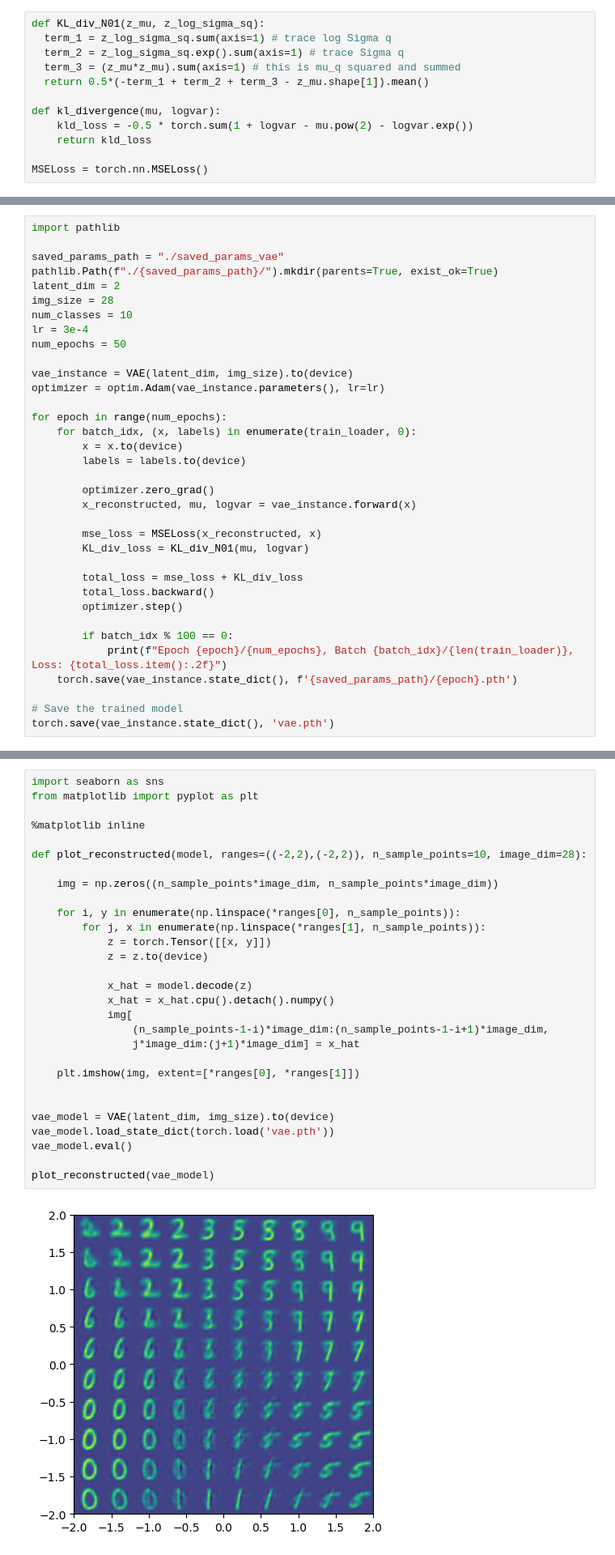
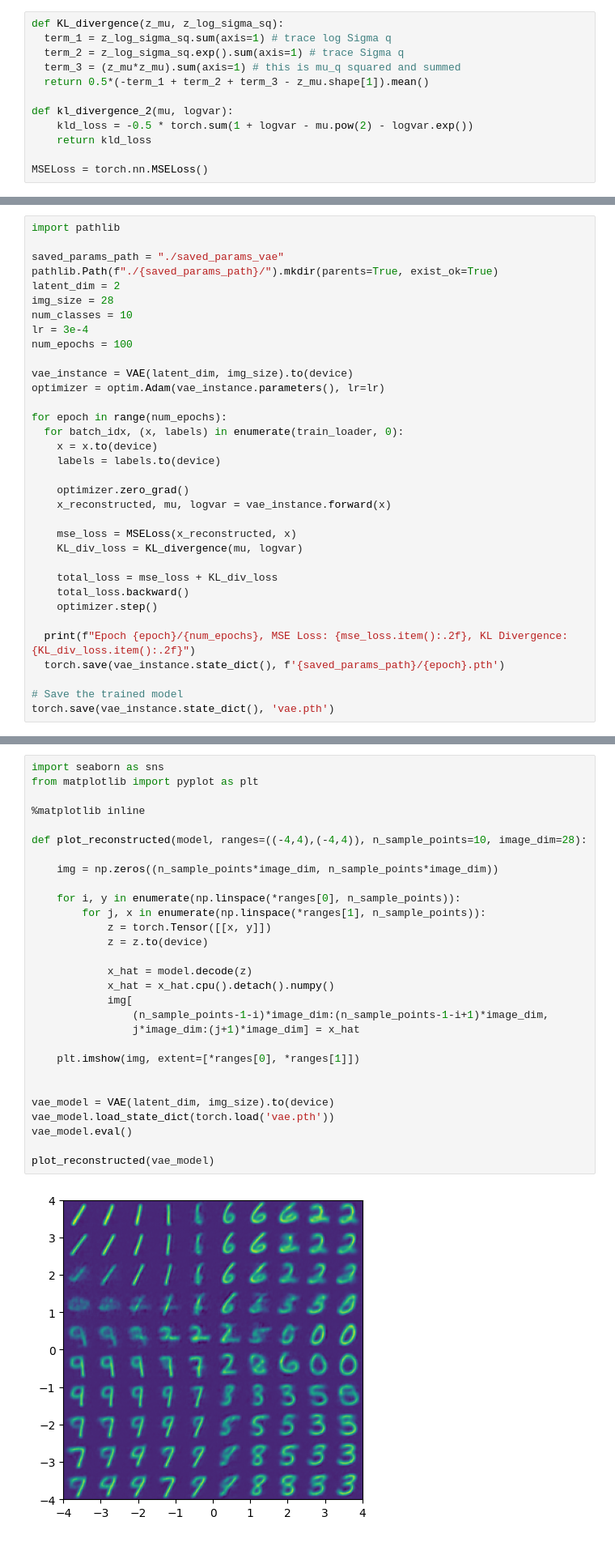
Before and after one commit to seungmindavid/Representational-Learning, a Jupyter notebook: VAE/SVAE_CNN.ipynb, the cells around one changed output, grey strips where cells are left out. Shown at 81% size. Saved outputs shown, nothing was run; the diff lists cells and outputs as text.

```diff
--- a/VAE/SVAE_CNN.ipynb
+++ b/VAE/SVAE_CNN.ipynb
@@ -133,13 +135,13 @@ $
 \text{KL}[q(z|x)||p(x)] = 0.5 (-\text{tr}\log \Sigma_q - k + \text{tr}\Sigma_q + \mu_q^T \mu_q)
 $
 # %%
-def KL_div_N01(z_mu, z_log_sigma_sq):
+def KL_divergence(z_mu, z_log_sigma_sq):
   term_1 = z_log_sigma_sq.sum(axis=1) # trace log Sigma q
   term_2 = z_log_sigma_sq.exp().sum(axis=1) # trace Sigma q
   term_3 = (z_mu*z_mu).sum(axis=1) # this is mu_q squared and summed
   return 0.5*(-term_1 + term_2 + term_3 - z_mu.shape[1]).mean()
 
-def kl_divergence(mu, logvar):
+def kl_divergence_2(mu, logvar):
     kld_loss = -0.5 * torch.sum(1 + logvar - mu.pow(2) - logvar.exp())
     return kld_loss
 
@@ -350,29 +375,28 @@ latent_dim = 2
 img_size = 28
 num_classes = 10
 lr = 3e-4
-num_epochs = 50
+num_epochs = 100
 
 vae_instance = VAE(latent_dim, img_size).to(device)
 optimizer = optim.Adam(vae_instance.parameters(), lr=lr)
 
 for epoch in range(num_epochs):
-    for batch_idx, (x, labels) in enumerate(train_loader, 0):
-        x = x.to(device)
-        labels = labels.to(device)
+  for batch_idx, (x, labels) in enumerate(train_loader, 0):
+    x = x.to(device)
+    labels = labels.to(device)
 
-        optimizer.zero_grad()
-        x_reconstructed, mu, logvar = vae_instance.forward(x)
+    optimizer.zero_grad()
+    x_reconstructed, mu, logvar = vae_instance.forward(x)
 
-        mse_loss = MSELoss(x_reconstructed, x)
-        KL_div_loss = KL_div_N01(mu, logvar)
+    mse_loss = MSELoss(x_reconstructed, x)
+    KL_div_loss = KL_divergence(mu, logvar)
 
-        total_loss = mse_loss + KL_div_loss
-        total_loss.backward()
-        optimizer.step()
+    total_loss = mse_loss + KL_div_loss
+    total_loss.backward()
+    optimizer.step()
 
-        if batch_idx % 100 == 0:
-            print(f"Epoch {epoch}/{num_epochs}, Batch {batch_idx}/{len(train_loader)}, Loss: {total_loss.item():.2f}")
-    torch.save(vae_instance.state_dict(), f'{saved_params_path}/{epoch}.pth')
+  print(f"Epoch {epoch}/{num_epochs}, MSE Loss: {mse_loss.item():.2f}, KL Divergence: {KL_div_loss.item():.2f}")
+  torch.save(vae_instance.state_dict(), f'{saved_params_path}/{epoch}.pth')
 
 # Save the trained model
 torch.save(vae_instance.state_dict(), 'vae.pth')
@@ -474,34 +498,34 @@ plt.show()
 # %%
 import seaborn as sns
 from matplotlib import pyplot as plt
 
 %matplotlib inline
 
-def plot_reconstructed(model, ranges=((-2,2),(-2,2)), n_sample_points=10, image_dim=28):
+def plot_reconstructed(model, ranges=((-4,4),(-4,4)), n_sample_points=10, image_dim=28):
 
     img = np.zeros((n_sample_points*image_dim, n_sample_points*image_dim))
 
     for i, y in enumerate(np.linspace(*ranges[0], n_sample_points)):
         for j, x in enumerate(np.linspace(*ranges[1], n_sample_points)):
             z = torch.Tensor([[x, y]])
             z = z.to(device)
 
             x_hat = model.decode(z)
             x_hat = x_hat.cpu().detach().numpy()
             img[
                 (n_sample_points-1-i)*image_dim:(n_sample_points-1-i+1)*image_dim,
                 j*image_dim:(j+1)*image_dim] = x_hat
 
     plt.imshow(img, extent=[*ranges[0], *ranges[1]])
 
 
 vae_model = VAE(latent_dim, img_size).to(device)
 vae_model.load_state_dict(torch.load('vae.pth'))
 vae_model.eval()
 
 plot_reconstructed(vae_model)
 # %% [output]
-[figure, old version]
+[figure, new version]
 # %%
 import torch
 import matplotlib.pyplot as plt
```
Also changed, not shown: parts of 14 cells of this notebook.
